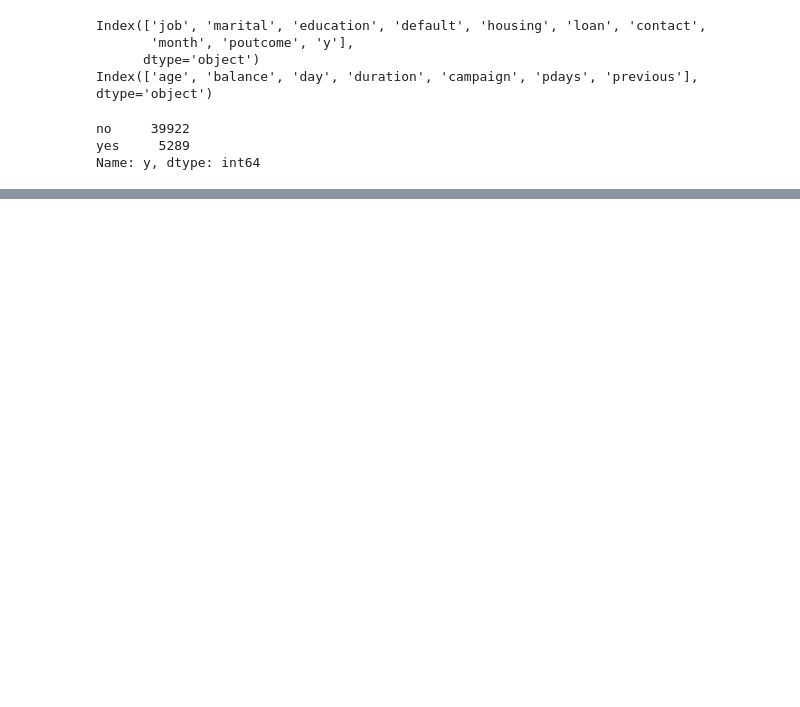
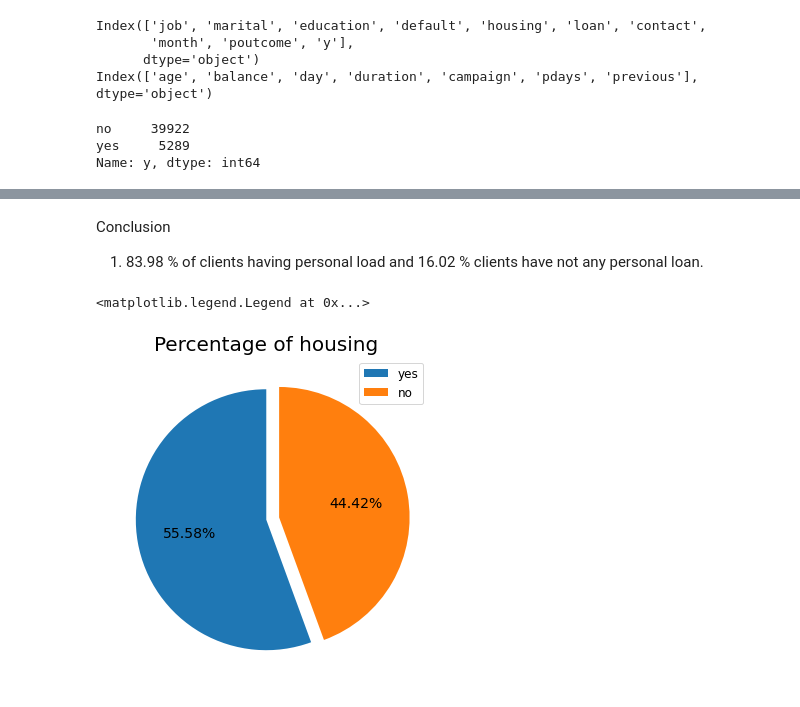
Before and after one commit to aditya8075/Bank-Marketing-Effectiveness-Prediction--Supervised-machne-learning--Classification, a Jupyter notebook: Aditya_Tadas_Bank_marketing_effectiveness_prediction_classification_project.ipynb, the cells around one changed output, grey strips where cells are left out. Drawn from its saved outputs; the diff is of its cells as text; code cells hidden in the pictures; blank space fills up the shorter version.

```diff
--- a/Aditya_Tadas_Bank_marketing_effectiveness_prediction_classification_project.ipynb
+++ b/Aditya_Tadas_Bank_marketing_effectiveness_prediction_classification_project.ipynb
@@ -155,0 +182,15 @@ Name: y, dtype: int64
+# %% [markdown]
+Conclusion
+1. 83.98 % of clients having personal load and 16.02 % clients have not any personal loan.
+# %%
+#pie chart for visualizing what percentage of clients having housing loan
+plt.figure(figsize=(7,6))
+labels = bank_df['housing'].value_counts().index.tolist()
+sizes = bank_df['housing'].value_counts().tolist()
+explode = (0, 0.1)
+plt.pie(sizes, explode=explode,autopct='%1.2f%%', startangle=90, textprops={'fontsize': 14})
+plt.title('Percentage of housing', fontsize=20)
+plt.legend(labels,loc=1, prop = {'size' : 12})
+# %% [output]
+<matplotlib.legend.Legend at 0x...>
+[figure, added]
```
Also changed, not shown: parts of 56 cells of this notebook.
